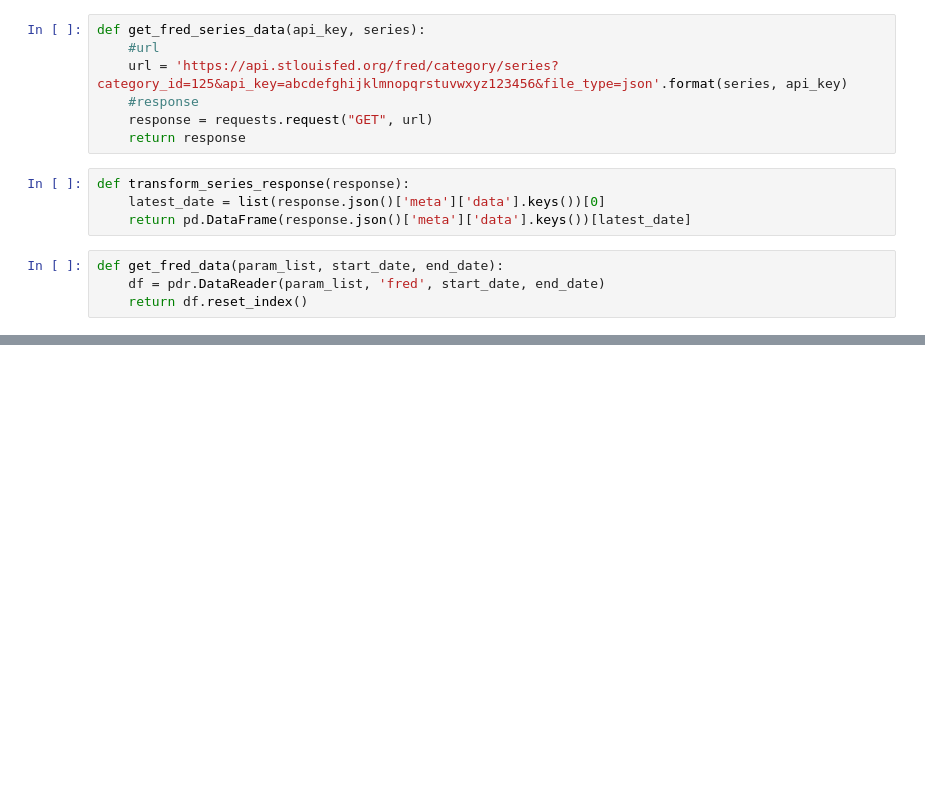
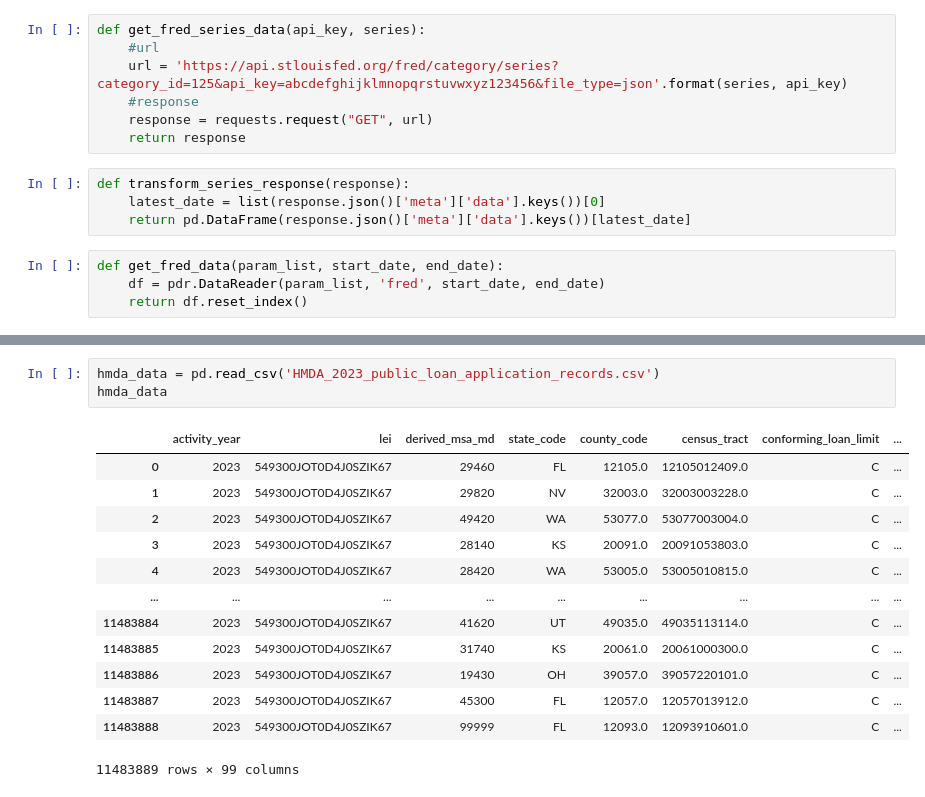
Before and after one commit to Spencer-Cheung/Milestone-1, a Jupyter notebook: Milestone_1.ipynb, the cells around one changed output, grey strips where cells are left out. Cells and saved outputs as stored; diff of their text form; blank space fills up the shorter version.

Commit message:
Going to add in HMDA Data as a foundation

```diff
--- a/Milestone_1.ipynb
+++ b/Milestone_1.ipynb
@@ -170,3 +166,20 @@ fed_rates.head()
 | 2023-01-03 | 4.33 |
 | 2023-01-04 | 4.33 |
 | 2023-01-05 | 4.33 |
+# %%
+hmda_data = pd.read_csv('HMDA_2023_public_loan_application_records.csv')
+hmda_data
+# %% [output]
+|  | activity_year | lei | derived_msa_md | state_code | county_code | census_tract | conforming_loan_limit | ... |
+| 0 | 2023 | 549300JOT0D4J0SZIK67 | 29460 | FL | 12105.0 | 12105012409.0 | C | ... |
+| 1 | 2023 | 549300JOT0D4J0SZIK67 | 29820 | NV | 32003.0 | 32003003228.0 | C | ... |
+| 2 | 2023 | 549300JOT0D4J0SZIK67 | 49420 | WA | 53077.0 | 53077003004.0 | C | ... |
+| 3 | 2023 | 549300JOT0D4J0SZIK67 | 28140 | KS | 20091.0 | 20091053803.0 | C | ... |
+| 4 | 2023 | 549300JOT0D4J0SZIK67 | 28420 | WA | 53005.0 | 53005010815.0 | C | ... |
+| ... | ... | ... | ... | ... | ... | ... | ... | ... |
+| 11483884 | 2023 | 549300JOT0D4J0SZIK67 | 41620 | UT | 49035.0 | 49035113114.0 | C | ... |
+| 11483885 | 2023 | 549300JOT0D4J0SZIK67 | 31740 | KS | 20061.0 | 20061000300.0 | C | ... |
+| 11483886 | 2023 | 549300JOT0D4J0SZIK67 | 19430 | OH | 39057.0 | 39057220101.0 | C | ... |
+| 11483887 | 2023 | 549300JOT0D4J0SZIK67 | 45300 | FL | 12057.0 | 12057013912.0 | C | ... |
+| 11483888 | 2023 | 549300JOT0D4J0SZIK67 | 99999 | FL | 12093.0 | 12093910601.0 | C | ... |
+11483889 rows × 99 columns
```
Also changed, not shown: parts of 10 cells of this notebook, 1 other file.
